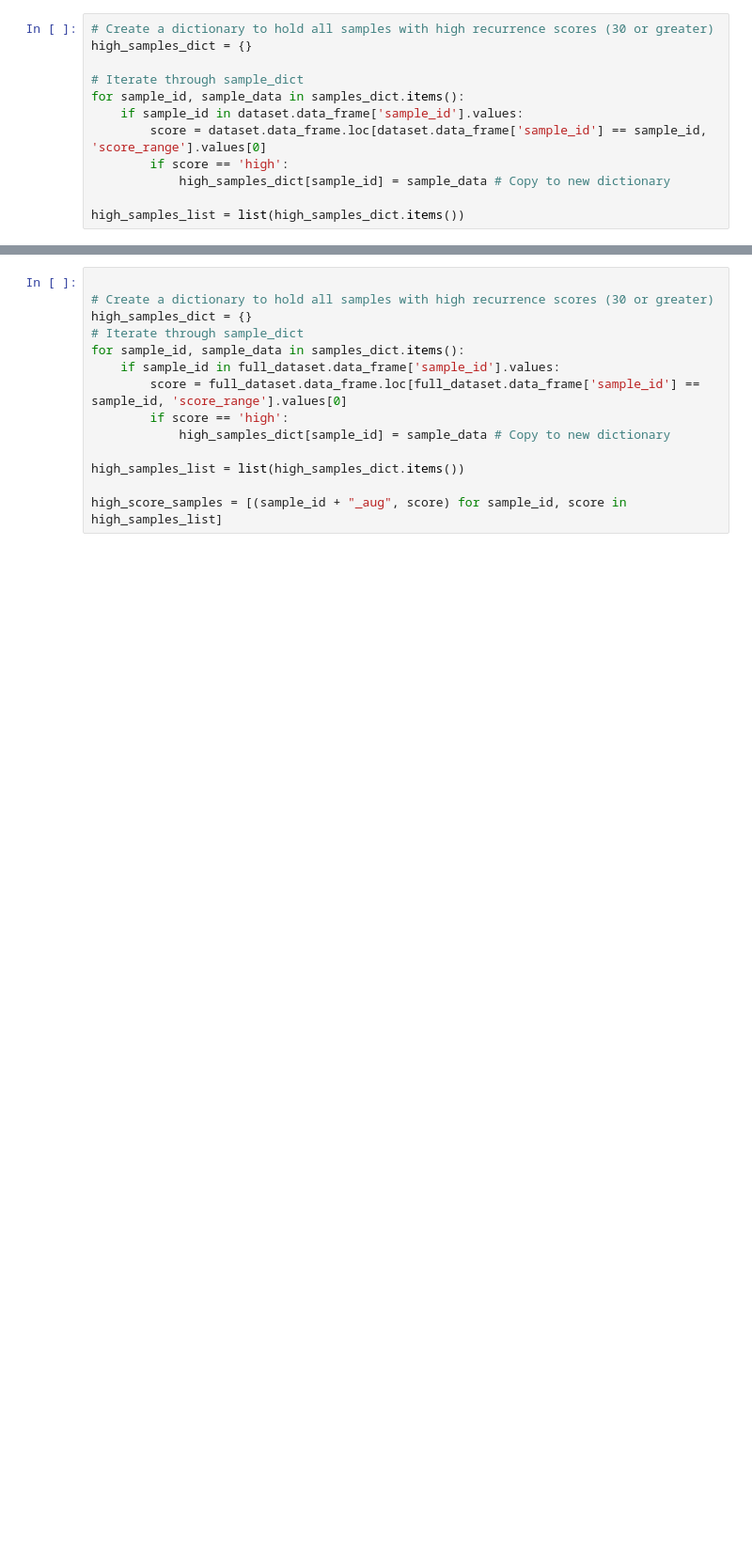
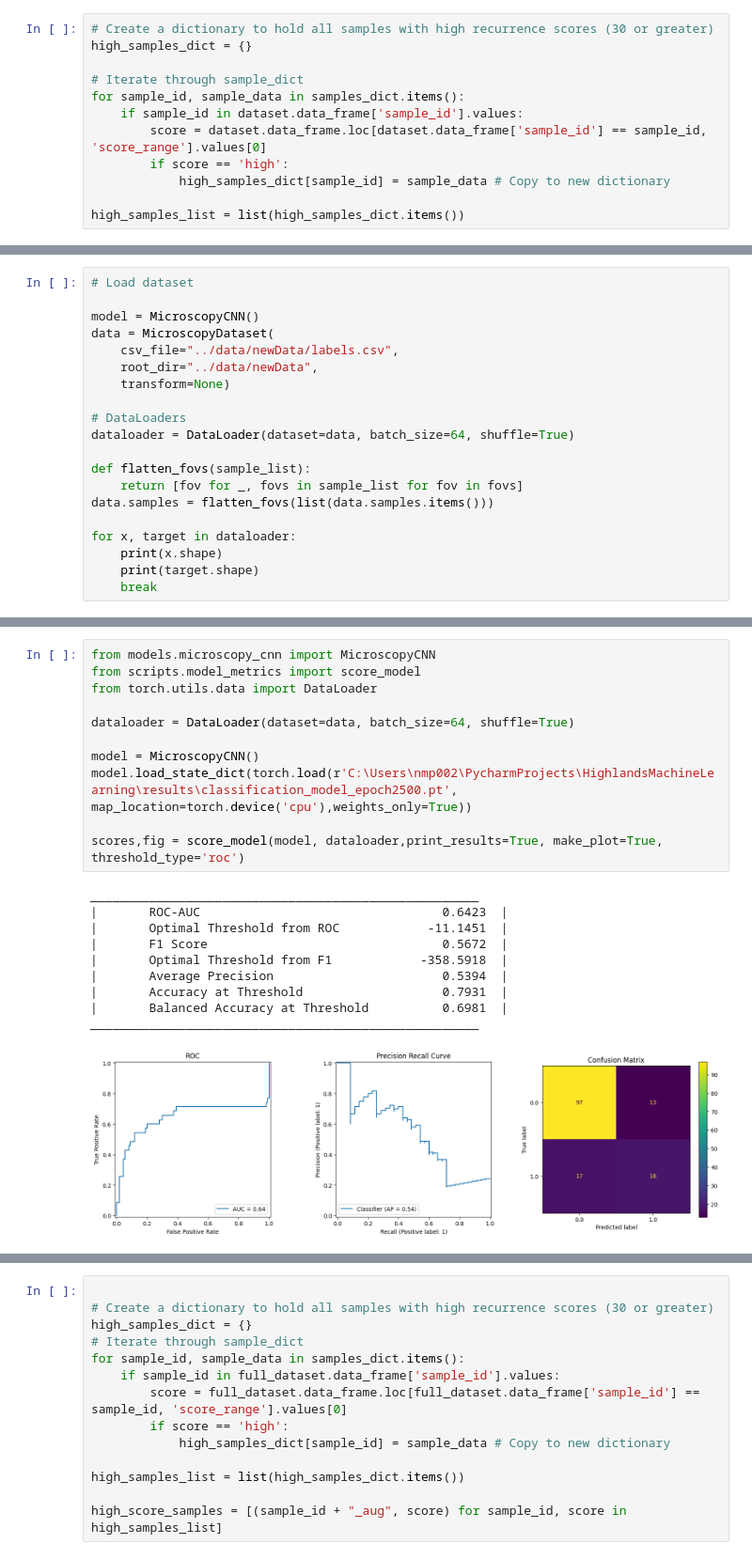
Before and after one commit to nmp002/MPM-MachineLearning, a Jupyter notebook: notebooks/artificalDataExpansion.ipynb, the cells around one changed output, grey strips where cells are left out. Shown: that part at 94% size. Cells and saved outputs as stored; diff of their text form; blank space fills up the shorter version.

```diff
--- a/notebooks/artificalDataExpansion.ipynb
+++ b/notebooks/artificalDataExpansion.ipynb
@@ -67,0 +48,20 @@ MicroscopyCNN(
+# %%
+# Load dataset
+
+model = MicroscopyCNN()
+data = MicroscopyDataset(
+    csv_file="../data/newData/labels.csv",
+    root_dir="../data/newData",
+    transform=None)
+
+# DataLoaders
+dataloader = DataLoader(dataset=data, batch_size=64, shuffle=True)
+
+def flatten_fovs(sample_list):
+    return [fov for _, fovs in sample_list for fov in fovs]
+data.samples = flatten_fovs(list(data.samples.items()))
+
+for x, target in dataloader:
+    print(x.shape)
+    print(target.shape)
+    break
@@ -67,0 +82,22 @@ MicroscopyCNN(
+# %%
+from models.microscopy_cnn import MicroscopyCNN
+from scripts.model_metrics import score_model
+from torch.utils.data import DataLoader
+
+dataloader = DataLoader(dataset=data, batch_size=64, shuffle=True)
+
+model = MicroscopyCNN()
+model.load_state_dict(torch.load(r'C:\Users\nmp002\PycharmProjects\HighlandsMachineLearning\results\classification_model_epoch2500.pt', map_location=torch.device('cpu'),weights_only=True))
+
+scores,fig = score_model(model, dataloader,print_results=True, make_plot=True, threshold_type='roc')
+# %% [output]
+_____________________________________________________
+|       ROC-AUC                                 0.6423  |
+|       Optimal Threshold from ROC            -11.1451  |
+|       F1 Score                                0.5672  |
+|       Optimal Threshold from F1            -358.5918  |
+|       Average Precision                       0.5394  |
+|       Accuracy at Threshold                   0.7931  |
+|       Balanced Accuracy at Threshold          0.6981  |
+_____________________________________________________
+[figure, added]
```
Also changed, not shown: parts of 11 cells of this notebook.
